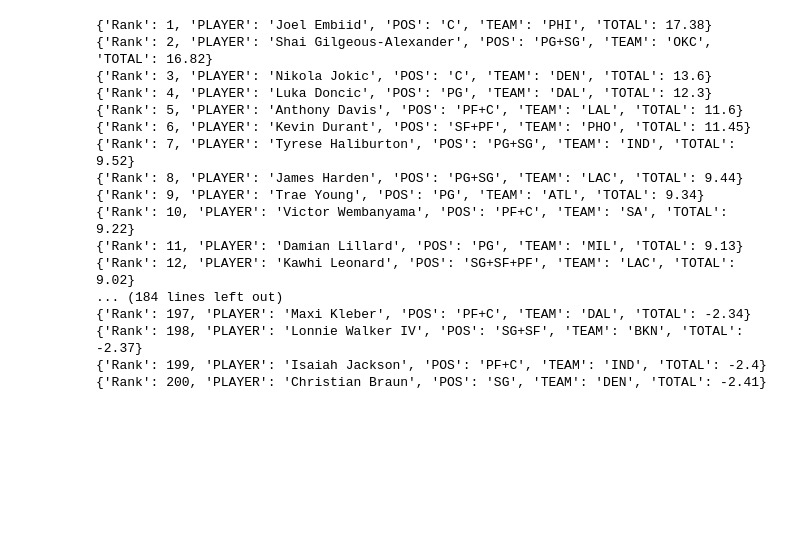
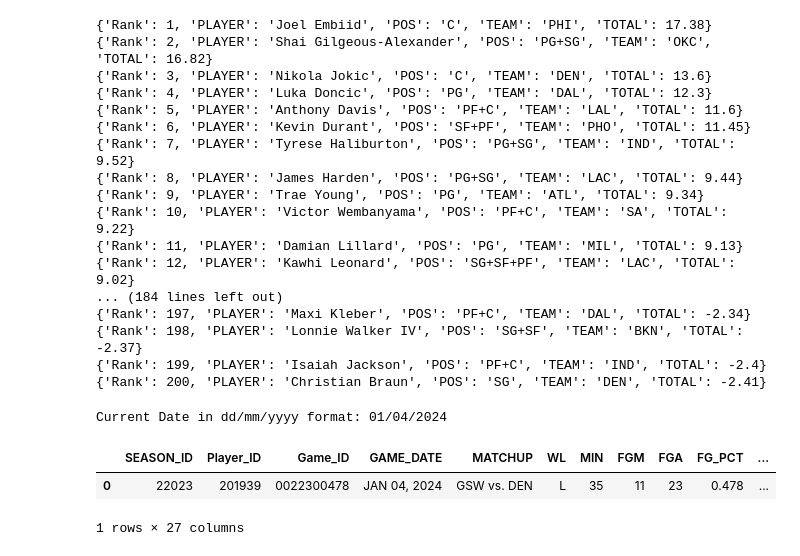
Before and after one commit to VickusWan/fantasy_nba_dashboard, a Jupyter notebook: testing.ipynb, the cells around one changed output. Drawn from its saved outputs; the diff is of its cells as text; code cells hidden in the pictures; blank space fills up the shorter version.

```diff
--- a/testing.ipynb
+++ b/testing.ipynb
@@ -192,3 +247,23 @@ for key, values in df.to_dict(orient='index').items():
 {'Rank': 198, 'PLAYER': 'Lonnie Walker IV', 'POS': 'SG+SF', 'TEAM': 'BKN', 'TOTAL': -2.37}
 {'Rank': 199, 'PLAYER': 'Isaiah Jackson', 'POS': 'PF+C', 'TEAM': 'IND', 'TOTAL': -2.4}
 {'Rank': 200, 'PLAYER': 'Christian Braun', 'POS': 'SG', 'TEAM': 'DEN', 'TOTAL': -2.41}
+# %%
+from datetime import datetime
+
+# Get the current date and time
+now = datetime.now()
+
+formatted_date = now.strftime("%m/%d/%Y")
+
+print("Current Date in dd/mm/yyyy format:", formatted_date)
+# %% [output]
+Current Date in dd/mm/yyyy format: 01/04/2024
+# %%
+from nba_api.stats.endpoints import playergamelog
+
+curry = playergamelog.PlayerGameLog(player_id='201939', season='2023', date_from_nullable=formatted_date).get_data_frames()[0]
+curry
+# %% [output]
+|  | SEASON_ID | Player_ID | Game_ID | GAME_DATE | MATCHUP | WL | MIN | FGM | FGA | FG_PCT | ... |
+| 0 | 22023 | 201939 | 0022300478 | JAN 04, 2024 | GSW vs. DEN | L | 35 | 11 | 23 | 0.478 | ... |
+1 rows × 27 columns
```
Also changed, not shown: parts of 9 cells of this notebook, 7 other files.
